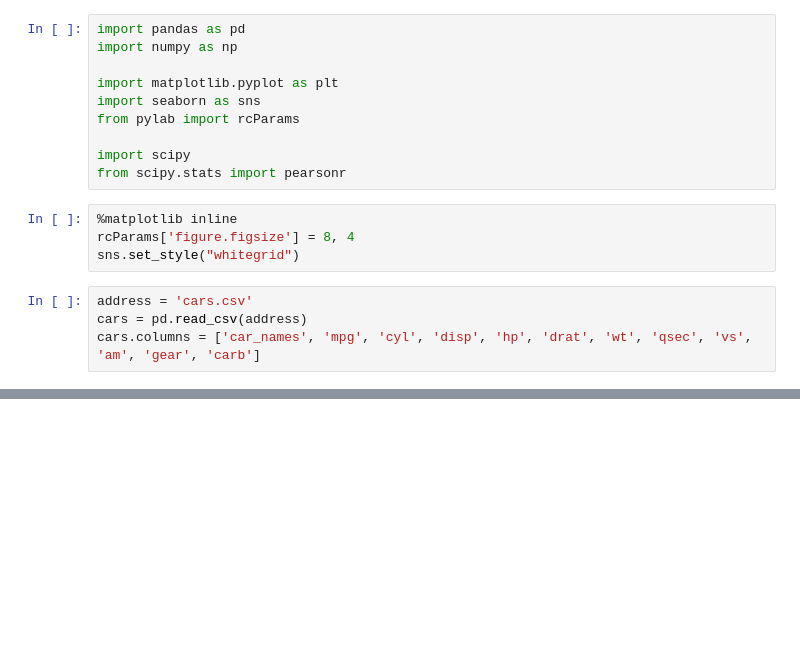
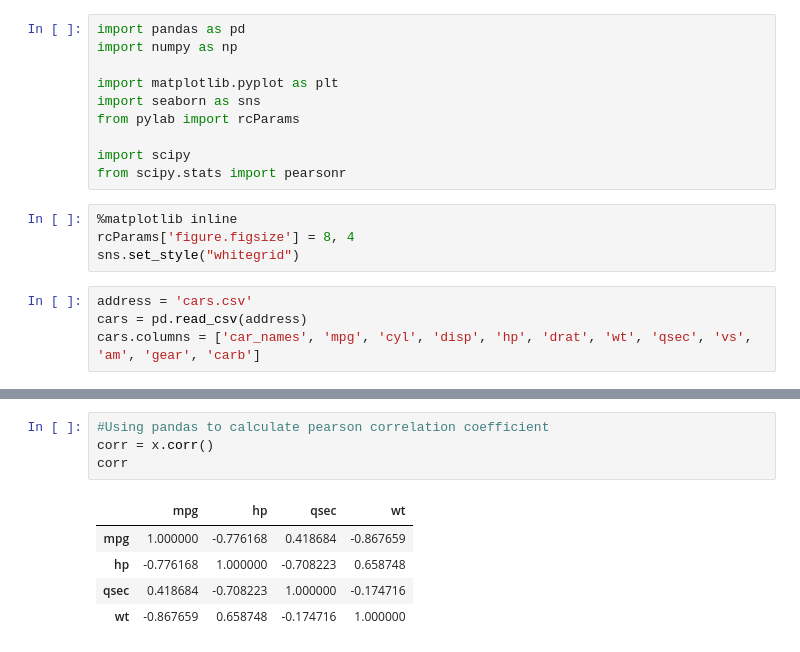
Before and after one commit to venkat56vanaparthi/data_science, a Jupyter notebook: Exploratoty_data.ipynb, the cells around one changed output, grey strips where cells are left out. Cells and saved outputs as stored; diff of their text form; blank space fills up the shorter version.

```diff
--- a/Exploratoty_data.ipynb
+++ b/Exploratoty_data.ipynb
@@ -331,0 +362,10 @@ sns.pairplot(cars)
+# %%
+#Using pandas to calculate pearson correlation coefficient
+corr = x.corr()
+corr
+# %% [output]
+|  | mpg | hp | qsec | wt |
+| mpg | 1.000000 | -0.776168 | 0.418684 | -0.867659 |
+| hp | -0.776168 | 1.000000 | -0.708223 | 0.658748 |
+| qsec | 0.418684 | -0.708223 | 1.000000 | -0.174716 |
+| wt | -0.867659 | 0.658748 | -0.174716 | 1.000000 |
```
Also changed, not shown: parts of 6 cells of this notebook.
